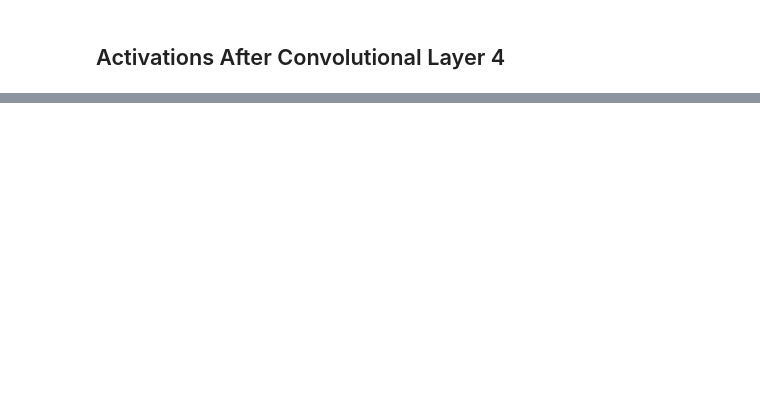
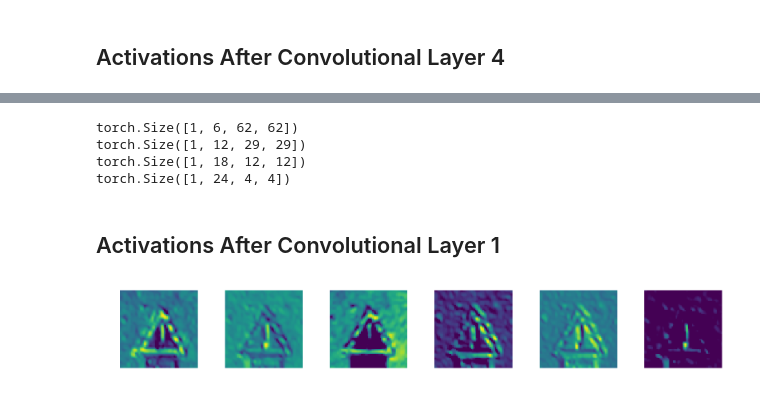
Before and after one commit to avinashjairam/Exploring-Neural-Networks, a Jupyter notebook: HW 3/prob 2/results_visualize_activations.ipynb, the cells around one changed output, grey strips where cells are left out. Cells and saved outputs as stored; diff of their text form; code cells hidden in the pictures; blank space fills up the shorter version.

```diff
--- a/HW 3/prob 2/results_visualize_activations.ipynb
+++ b/HW 3/prob 2/results_visualize_activations.ipynb
@@ -130,0 +122,29 @@ plot_activations(out4)
+# %%
+# pass through network
+if use_batch_norm:
+    out1 = model.batchnorm1(model.dropout1(model.pool1(model.relu1(model.conv1(x)))))
+    out2 = model.batchnorm2(model.dropout2(model.pool2(model.relu2(model.conv2(out1)))))
+    out3 = model.batchnorm3(model.dropout3(model.pool3(model.relu3(model.conv3(out2)))))
+    out4 = model.batchnorm4(model.dropout4(model.pool4(model.relu4(model.conv4(out3)))))
+else:
+    out1 = model.dropout1(model.pool1(model.relu1(model.conv1(x))))
+    out2 = model.dropout2(model.pool2(model.relu2(model.conv2(out1))))
+    out3 = model.dropout3(model.pool3(model.relu3(model.conv3(out2))))
+    out4 = model.dropout4(model.pool4(model.relu4(model.conv4(out3))))
+# %%
+# shape of tensors after passing through conv layers
+print(out1.shape)
+print(out2.shape)
+print(out3.shape)
+print(out4.shape)
+# %% [output]
+torch.Size([1, 6, 62, 62])
+torch.Size([1, 12, 29, 29])
+torch.Size([1, 18, 12, 12])
+torch.Size([1, 24, 4, 4])
+# %% [markdown]
+## Activations After Convolutional Layer 1
+# %%
+plot_activations(out1)
+# %% [output]
+[figure, added]
```
Also changed, not shown: parts of 18 cells of this notebook.
